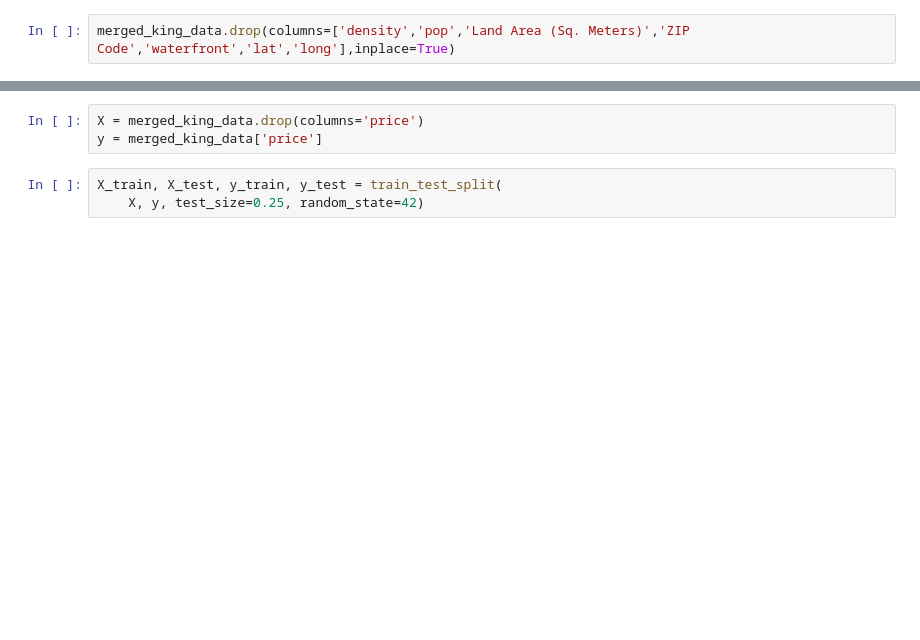
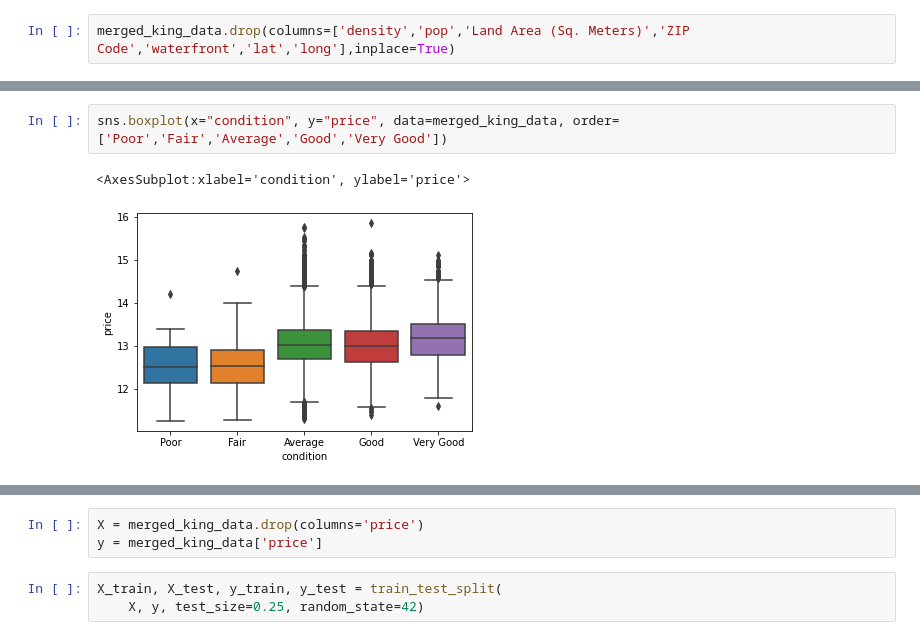
Before and after one commit to aliceagrawal/King-County-House-Sales, a Jupyter notebook: Marshalls Notebook.ipynb, the cells around one changed output, grey strips where cells are left out. Drawn from its saved outputs; the diff is of its cells as text; blank space fills up the shorter version.

```diff
--- a/Marshalls Notebook.ipynb
+++ b/Marshalls Notebook.ipynb
@@ -461,0 +474,5 @@ merged_king_data.drop(columns=['density','pop','Land Area (Sq. Meters)','ZIP Cod
+# %%
+sns.boxplot(x="condition", y="price", data=merged_king_data, order=['Poor','Fair','Average','Good','Very Good'])
+# %% [output]
+<AxesSubplot:xlabel='condition', ylabel='price'>
+[figure, added]
```
Also changed, not shown: parts of 22 cells of this notebook, 4 other files.
